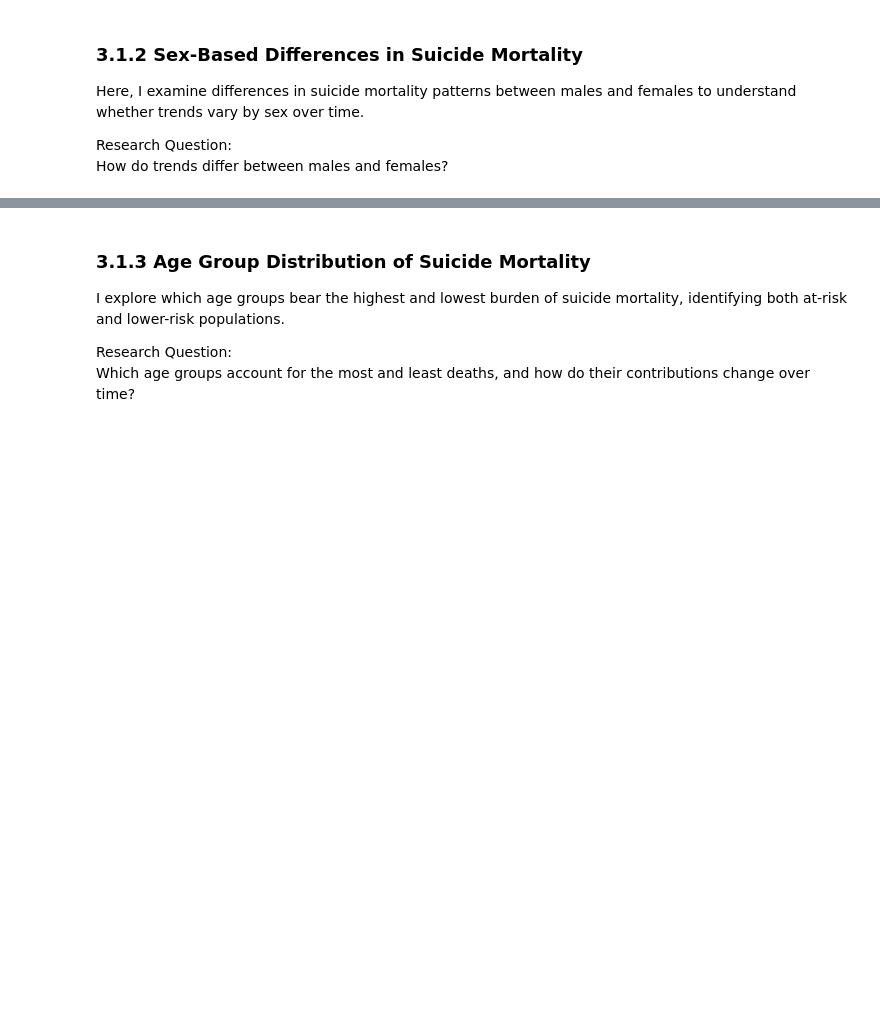
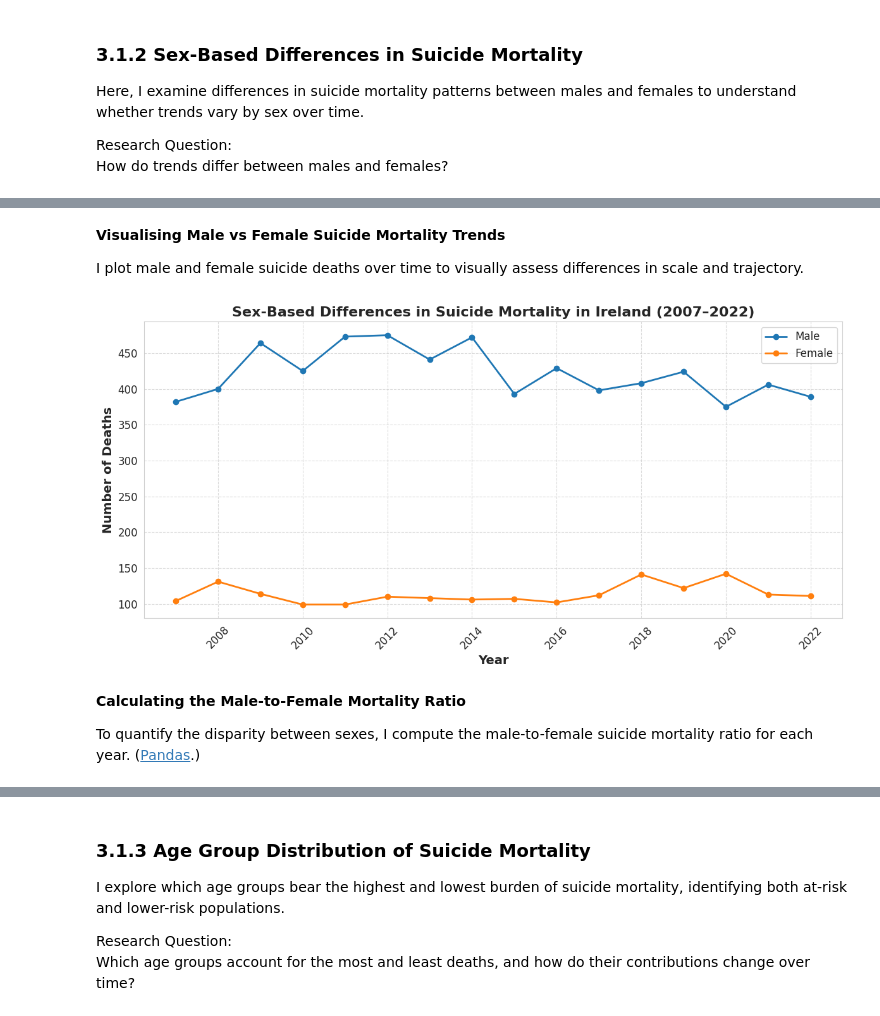
Before and after one commit to NibnabCodes/pfda_project, a Jupyter notebook: analysis.ipynb, the cells around one changed output, grey strips where cells are left out. Cells and saved outputs as stored; diff of their text form; code cells hidden in the pictures; blank space fills up the shorter version.

```diff
--- a/analysis.ipynb
+++ b/analysis.ipynb
@@ -906,0 +909,10 @@ How do trends differ between males and females?
+# %%
+female_total = irish_deaths_by_age_sex_pivot[(42, "Female")]
+male_total = irish_deaths_by_age_sex_pivot[(42, "Male")]
+
+sex_mortality_df = pd.DataFrame({
+    "Female": female_total,
+    "Male": male_total,
+})
+
+sex_mortality_df.head()
@@ -906,0 +927,43 @@ How do trends differ between males and females?
+# %% [markdown]
+**Visualising Male vs Female Suicide Mortality Trends**
+
+I plot male and female suicide deaths over time to visually assess differences in scale and trajectory.
+# %%
+sns.set_style("whitegrid")
+
+plt.figure(figsize=(12, 6))
+
+plt.plot(
+    sex_mortality_df.index,
+    sex_mortality_df["Male"],
+    marker="o",
+    linewidth=2,
+    label="Male",
+)
+
+plt.plot(
+    sex_mortality_df.index,
+    sex_mortality_df["Female"],
+    marker="o",
+    linewidth=2,
+    label="Female",
+)
+
+plt.title(
+    "Sex-Based Differences in Suicide Mortality in Ireland (2007–2022)",
+    fontsize=16,
+    weight="bold",
+)
+plt.xlabel("Year", fontsize=14, weight="bold")
+plt.ylabel("Number of Deaths", fontsize=14, weight="bold")
+plt.xticks(rotation=45, fontsize=12)
+plt.yticks(fontsize=12)
+plt.grid(True, linestyle="--", alpha=0.7)
+plt.legend(fontsize=12)
+plt.tight_layout()
+# %% [output]
+[figure, added]
+# %% [markdown]
+**Calculating the Male-to-Female Mortality Ratio**
+
+To quantify the disparity between sexes, I compute the male-to-female suicide mortality ratio for each year. ([Pandas](https://pandas.pydata.org/docs/reference/api/pandas.DataFrame.div.html).)
```
Also changed, not shown: parts of 11 cells of this notebook.
